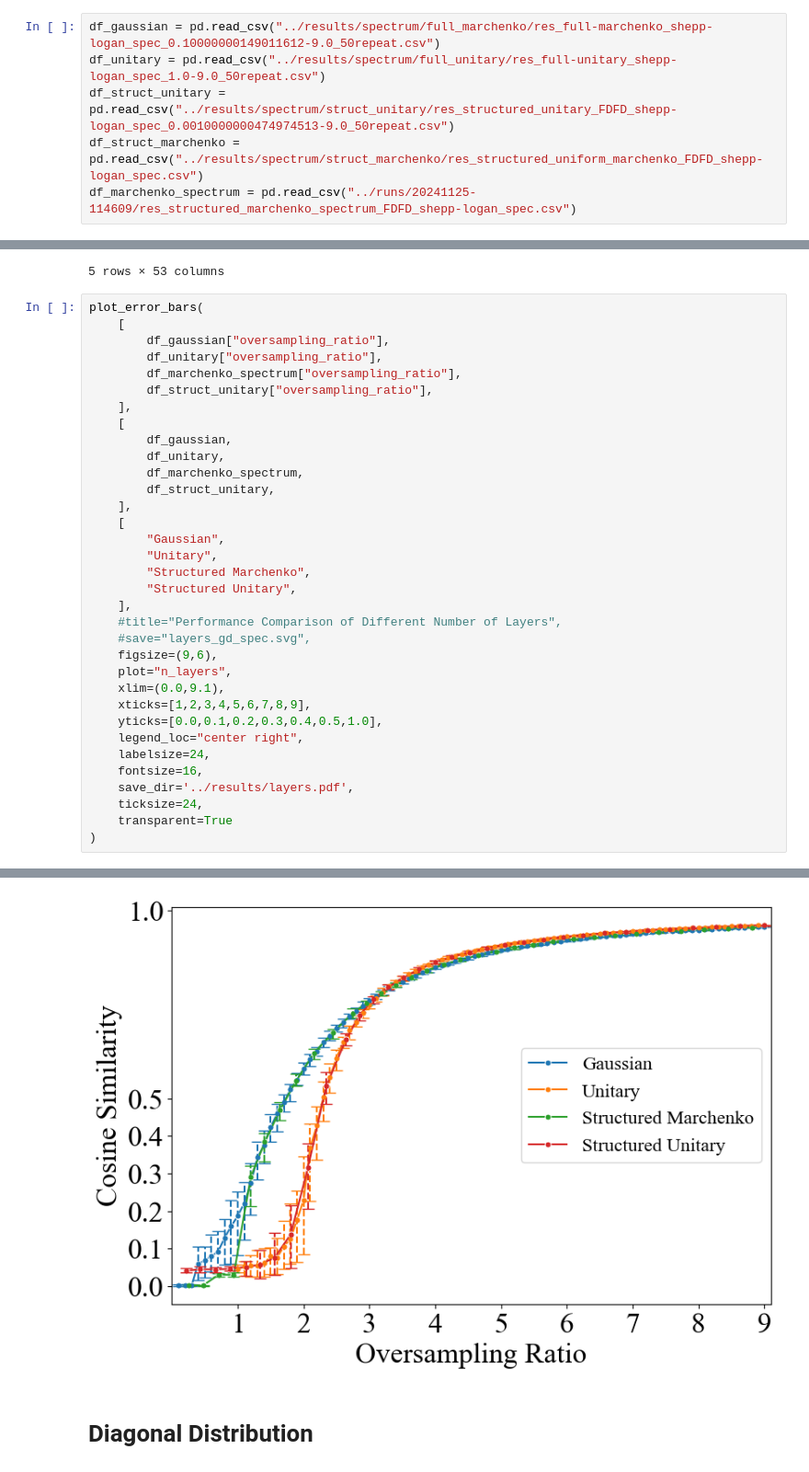
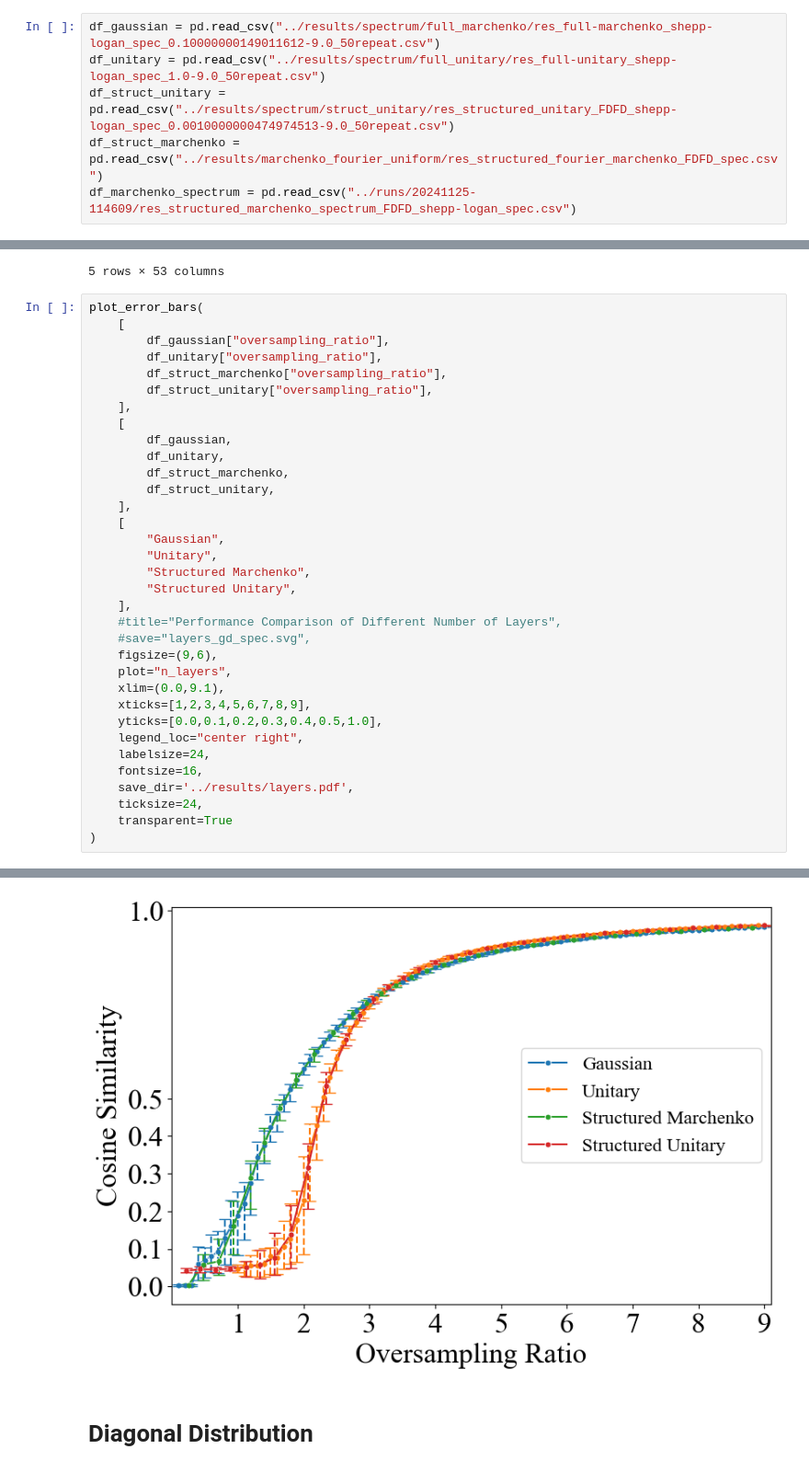
Before and after one commit to zhiyhucode/deepinv, a Jupyter notebook: experimental/notebooks/visualization.ipynb, the cells around one changed output, grey strips where cells are left out. Shown at 92% size. Cells and saved outputs as stored; diff of their text form.

```diff
--- a/experimental/notebooks/visualization.ipynb
+++ b/experimental/notebooks/visualization.ipynb
@@ -52,7 +52,7 @@ The performance of the model depends on its spectrum distribution.
 df_gaussian = pd.read_csv("../results/spectrum/full_marchenko/res_full-marchenko_shepp-logan_spec_0.10000000149011612-9.0_50repeat.csv")
 df_unitary = pd.read_csv("../results/spectrum/full_unitary/res_full-unitary_shepp-logan_spec_1.0-9.0_50repeat.csv")
 df_struct_unitary = pd.read_csv("../results/spectrum/struct_unitary/res_structured_unitary_FDFD_shepp-logan_spec_0.0010000000474974513-9.0_50repeat.csv")
-df_struct_marchenko = pd.read_csv("../results/spectrum/struct_marchenko/res_structured_uniform_marchenko_FDFD_shepp-logan_spec.csv")
+df_struct_marchenko = pd.read_csv("../results/marchenko_fourier_uniform/res_structured_fourier_marchenko_FDFD_spec.csv")
 df_marchenko_spectrum = pd.read_csv("../runs/20241125-114609/res_structured_marchenko_spectrum_FDFD_shepp-logan_spec.csv")
 # %%
 clean_df([df_struct_marchenko, df_struct_unitary,df_marchenko_spectrum],start=0.0)
@@ -71,46 +71,46 @@ plot_error_bars(
     [
         df_gaussian["oversampling_ratio"],
         df_unitary["oversampling_ratio"],
-        df_marchenko_spectrum["oversampling_ratio"],
+        df_struct_marchenko["oversampling_ratio"],
         df_struct_unitary["oversampling_ratio"],
     ],
     [
         df_gaussian,
         df_unitary,
-        df_marchenko_spectrum,
+        df_struct_marchenko,
         df_struct_unitary,
     ],
     [
         "Gaussian",
         "Unitary",
         "Structured Marchenko",
         "Structured Unitary",
     ],
     #title="Performance Comparison of Different Number of Layers",
     #save="layers_gd_spec.svg",
     figsize=(9,6),
     plot="n_layers",
     xlim=(0.0,9.1),
     xticks=[1,2,3,4,5,6,7,8,9],
     yticks=[0.0,0.1,0.2,0.3,0.4,0.5,1.0],
     legend_loc="center right",
     labelsize=24,
     fontsize=16,
     save_dir='../results/layers.pdf',
     ticksize=24,
     transparent=True
 )
 # %% [output]
 Gaussian
 (0.12156862745098039, 0.4666666666666667, 0.7058823529411765) Gaussian
 Unitary
 (1.0, 0.4980392156862745, 0.054901960784313725) Unitary
 Structured Marchenko
 (0.17254901960784313, 0.6274509803921569, 0.17254901960784313) Structured Marchenko
 Structured Unitary
 (0.8392156862745098, 0.15294117647058825, 0.1568627450980392) Structured Unitary
 Figure saved to ../results/layers.pdf
-[figure, old version]
+[figure, new version]
 # %% [markdown]
 # Diagonal Distribution
 # %%
```
Also changed, not shown: parts of 5 cells of this notebook, 4 other files.
